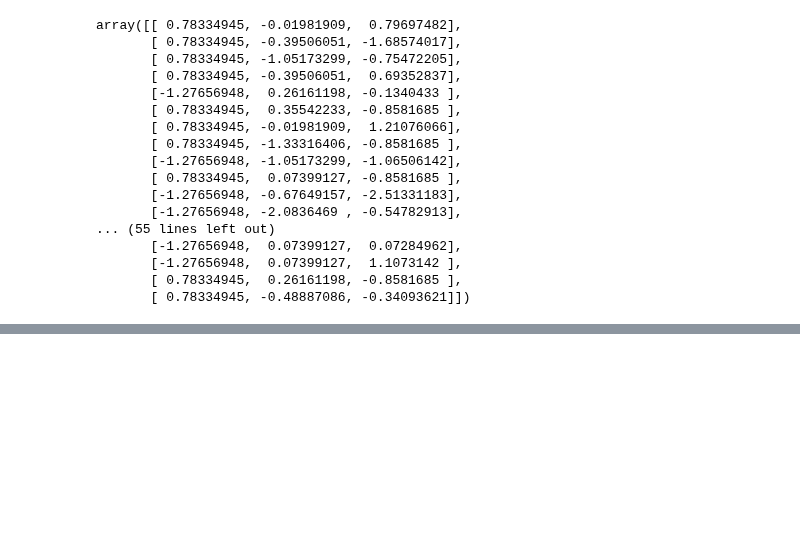
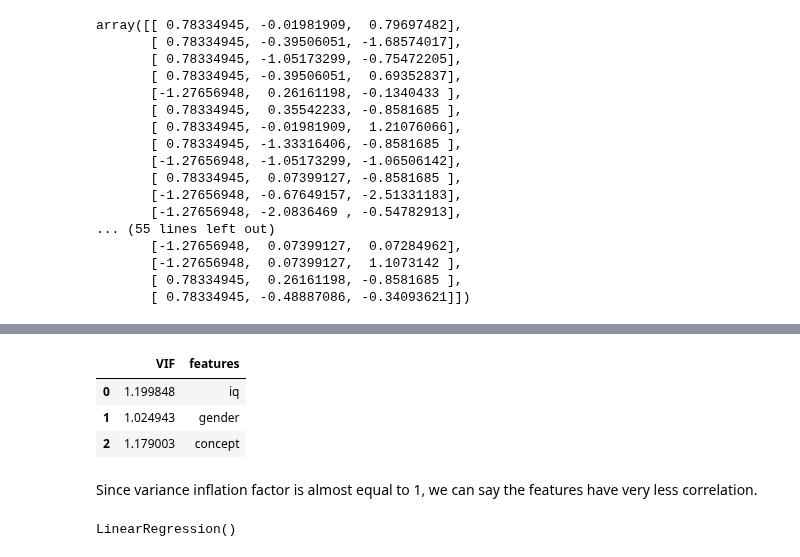
Before and after one commit to LaxmiVatsalyaDaita/Kaggle, a Jupyter notebook: gpa-linear-regression.ipynb, the cells around one changed output, grey strips where cells are left out. Cells and saved outputs as stored; diff of their text form; code cells hidden in the pictures; blank space fills up the shorter version.

Commit message:
Kaggle Notebook | GPA-Linear Regression | Version 6

```diff
--- a/gpa-linear-regression.ipynb
+++ b/gpa-linear-regression.ipynb
@@ -241,9 +241,20 @@ OLS Regression Results
 | Kurtosis: | 5.638 | Cond. No. | 1.55 |
 Notes:
 [1] Standard Errors assume that the covariance matrix of the errors is correctly specified.
+# %%
+scaled_x1_df = pd.DataFrame(scaled_x1,columns = ['gender', 'iq', 'concept'])
 # %%
 from statsmodels.stats.outliers_influence import variance_inflation_factor
-variables = scaled[['iq','gender','concept']]
+variables = scaled_x1_df[['iq','gender','concept']]
 vif = pd.DataFrame()
 vif["VIF"] = [variance_inflation_factor(variables.values, i) for i in range(variables.shape[1])]
 vif["features"] = variables.columns
+# %%
+vif
+# %% [output]
+|  | VIF | features |
+| 0 | 1.199848 | iq |
+| 1 | 1.024943 | gender |
+| 2 | 1.179003 | concept |
+# %% [markdown]
+Since variance inflation factor is almost equal to 1, we can say the features have very less correlation.
@@ -249,0 +268,4 @@ vif["features"] = variables.columns
+# %%
+reg.fit(x_train,y_train)
+# %% [output]
+LinearRegression()
```
Also changed, not shown: parts of 23 cells of this notebook.
